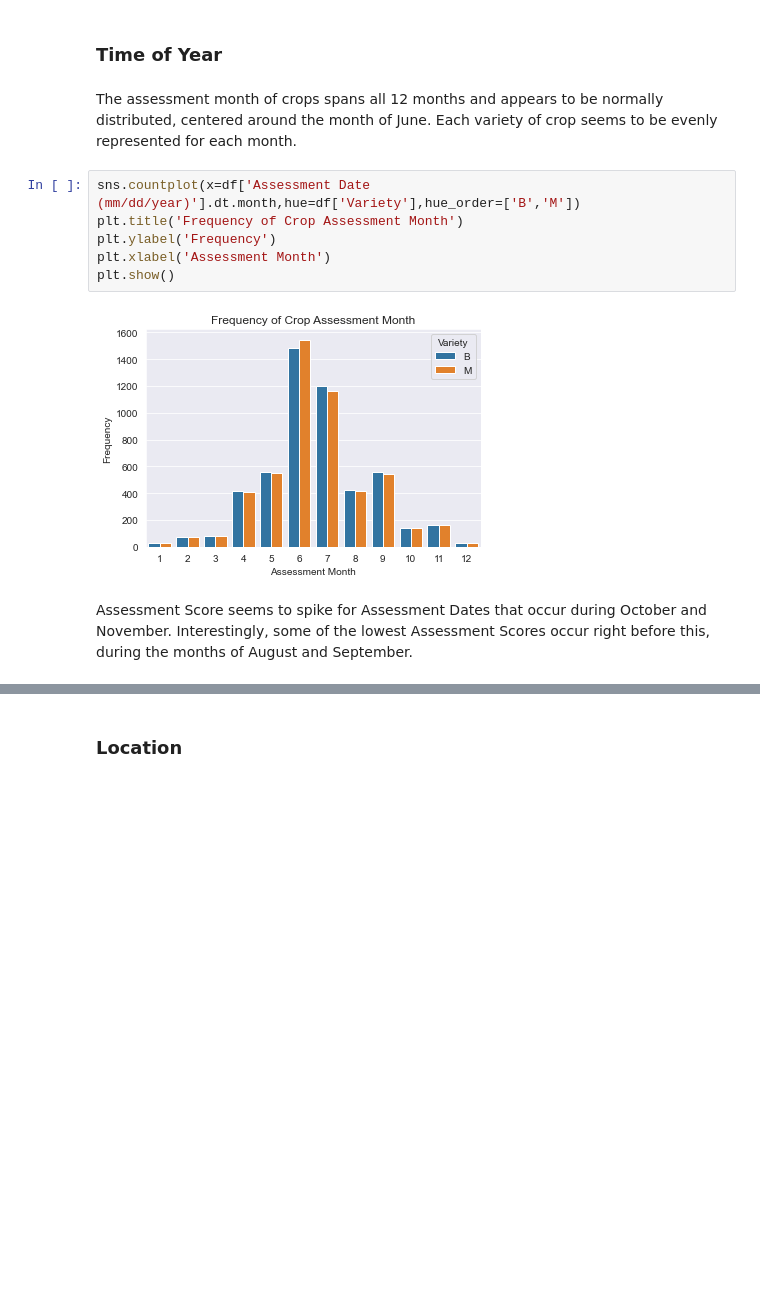
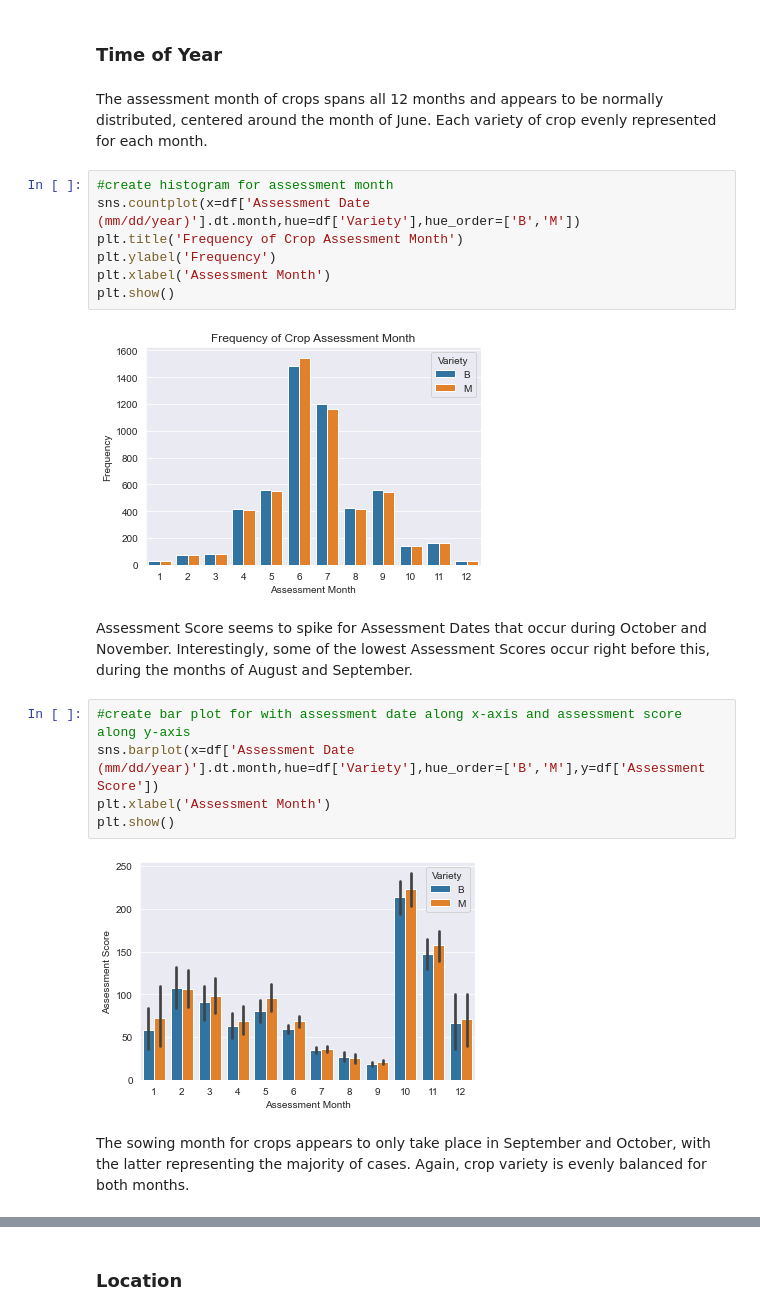
Before and after one commit to Chris95cam/PepsiCo-Data-Science-Challenge, a Jupyter notebook: PepsiCo.ipynb, the cells around one changed output, grey strips where cells are left out. Cells and saved outputs as stored; diff of their text form; blank space fills up the shorter version.

```diff
--- a/PepsiCo.ipynb
+++ b/PepsiCo.ipynb
@@ -217,8 +227,9 @@ plt.show()
 # %% [markdown]
 ### Time of Year
 # %% [markdown]
-The assessment month of crops spans all 12 months and appears to be normally distributed, centered around the month of June. Each variety of crop seems to be evenly represented for each month.
+The assessment month of crops spans all 12 months and appears to be normally distributed, centered around the month of June. Each variety of crop evenly represented for each month.
 # %%
+#create histogram for assessment month
 sns.countplot(x=df['Assessment Date (mm/dd/year)'].dt.month,hue=df['Variety'],hue_order=['B','M'])
 plt.title('Frequency of Crop Assessment Month')
 plt.ylabel('Frequency')
@@ -228,3 +239,12 @@ plt.show()
 [figure]
 # %% [markdown]
 Assessment Score seems to spike for Assessment Dates that occur during October and November. Interestingly, some of the lowest Assessment Scores occur right before this, during the months of August and September.
+# %%
+#create bar plot for with assessment date along x-axis and assessment score along y-axis
+sns.barplot(x=df['Assessment Date (mm/dd/year)'].dt.month,hue=df['Variety'],hue_order=['B','M'],y=df['Assessment Score'])
+plt.xlabel('Assessment Month')
+plt.show()
+# %% [output]
+[figure, added]
+# %% [markdown]
+The sowing month for crops appears to only take place in  September and October, with the latter representing the majority of cases. Again, crop variety is evenly balanced for both months.
```
Also changed, not shown: parts of 53 cells of this notebook.
